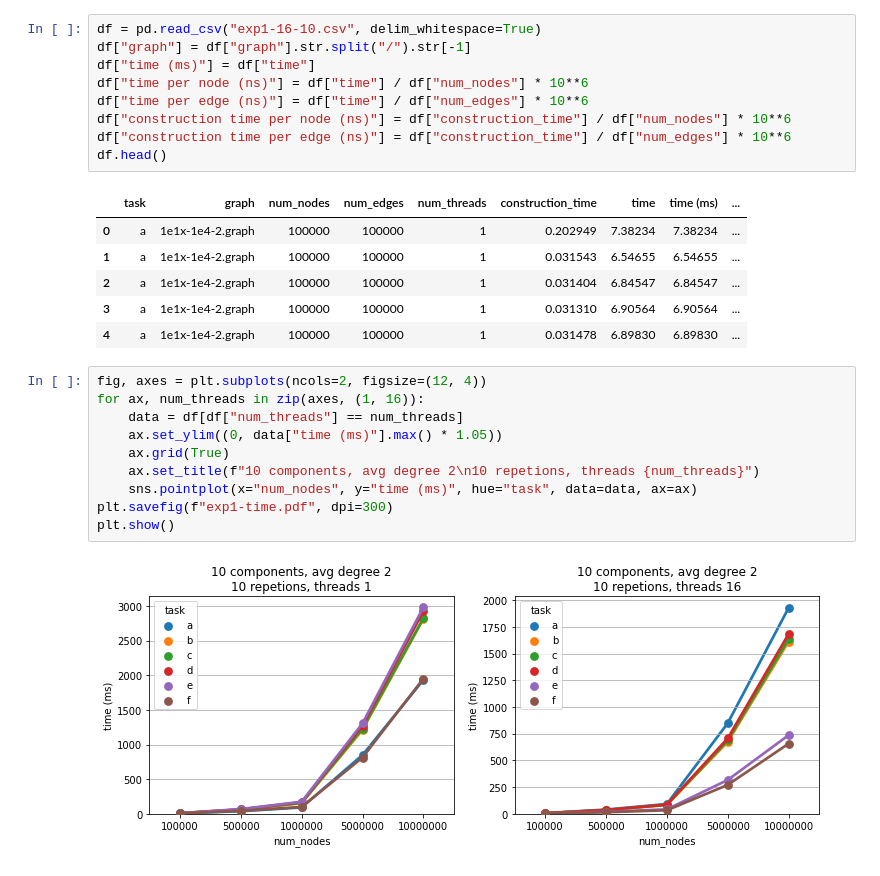
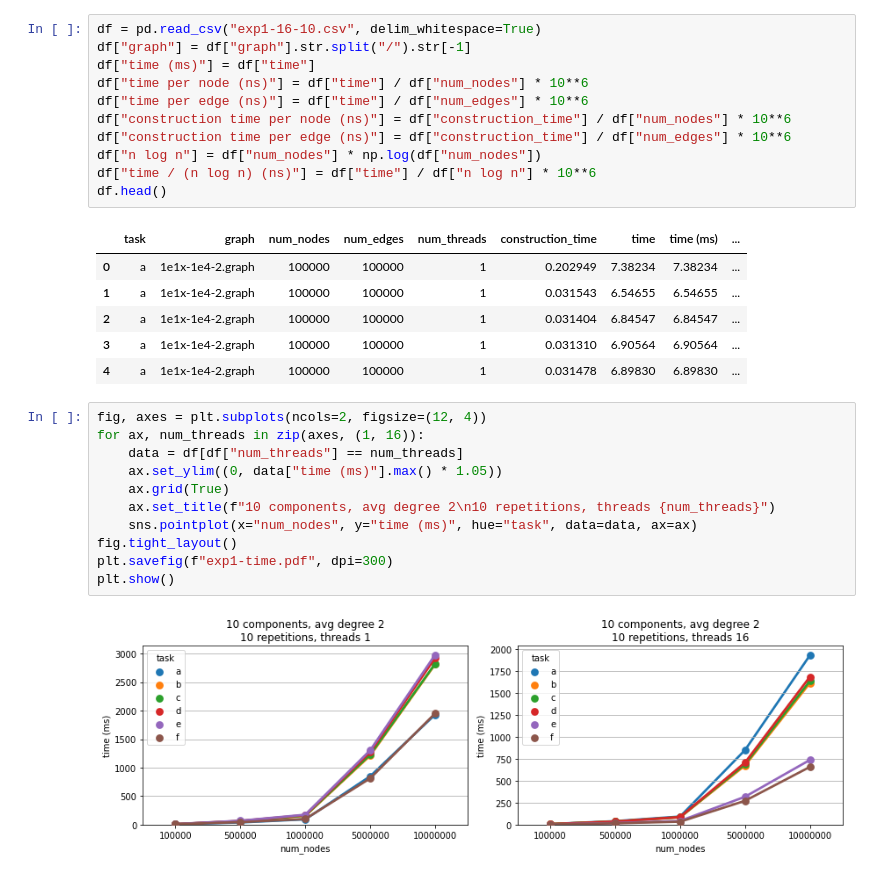
Before and after one commit to jonasspinner/21wt-lab-efficient-parallel-cpp, a Jupyter notebook: exercise3/eval/Dynamic Connectivity.ipynb, the cells around one changed output. Drawn from its saved outputs; the diff is of its cells as text.

Commit message:
Added plots

```diff
--- a/exercise3/eval/Dynamic Connectivity.ipynb
+++ b/exercise3/eval/Dynamic Connectivity.ipynb
@@ -11,6 +11,8 @@ df["time per node (ns)"] = df["time"] / df["num_nodes"] * 10**6
 df["time per edge (ns)"] = df["time"] / df["num_edges"] * 10**6
 df["construction time per node (ns)"] = df["construction_time"] / df["num_nodes"] * 10**6
 df["construction time per edge (ns)"] = df["construction_time"] / df["num_edges"] * 10**6
+df["n log n"] = df["num_nodes"] * np.log(df["num_nodes"])
+df["time / (n log n) (ns)"] = df["time"] / df["n log n"] * 10**6
 df.head()
 # %% [output]
 |  | task | graph | num_nodes | num_edges | num_threads | construction_time | time | time (ms) | ... |
@@ -22,12 +24,13 @@ df.head()
 # %%
 fig, axes = plt.subplots(ncols=2, figsize=(12, 4))
 for ax, num_threads in zip(axes, (1, 16)):
     data = df[df["num_threads"] == num_threads]
     ax.set_ylim((0, data["time (ms)"].max() * 1.05))
     ax.grid(True)
-    ax.set_title(f"10 components, avg degree 2\n10 repetions, threads {num_threads}")
+    ax.set_title(f"10 components, avg degree 2\n10 repetitions, threads {num_threads}")
     sns.pointplot(x="num_nodes", y="time (ms)", hue="task", data=data, ax=ax)
+fig.tight_layout()
 plt.savefig(f"exp1-time.pdf", dpi=300)
 plt.show()
 # %% [output]
-[figure, old version]
+[figure, new version]
```
Also changed, not shown: parts of 9 cells of this notebook, 15 other files.
